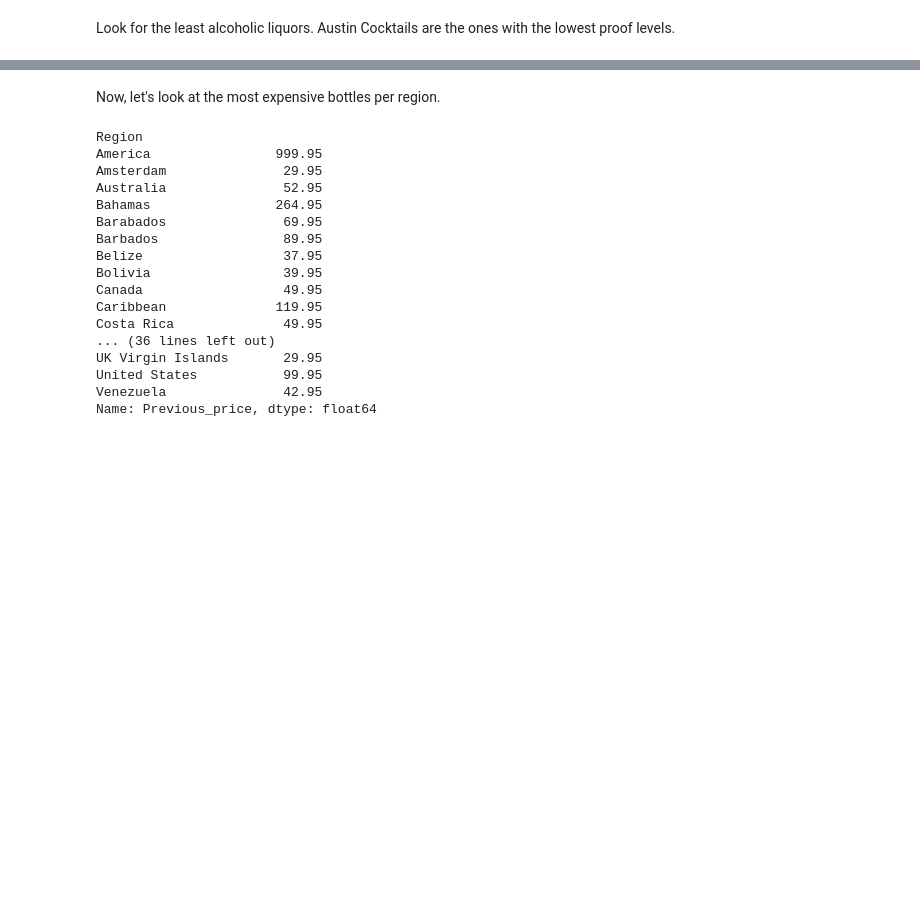
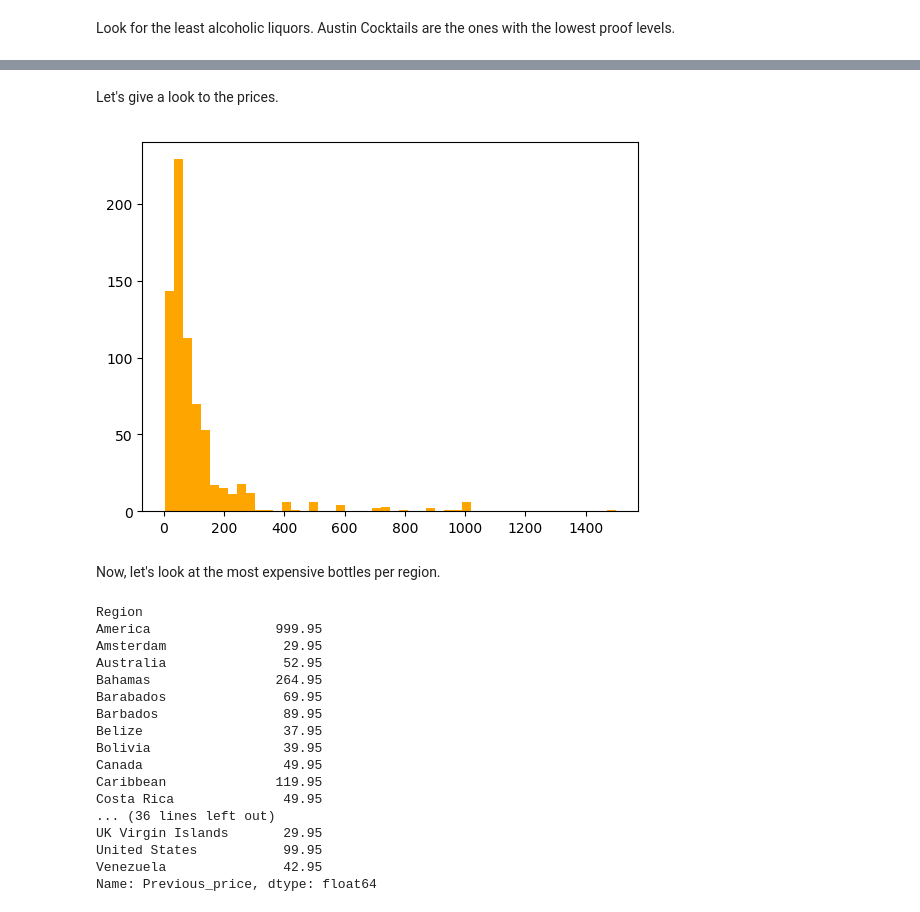
Before and after one commit to Mirkoforgi/Data-Processing-in-Python_project, a Jupyter notebook: Project.ipynb, the cells around one changed output, grey strips where cells are left out. Cells and saved outputs as stored; diff of their text form; code cells hidden in the pictures; blank space fills up the shorter version.

```diff
--- a/Project.ipynb
+++ b/Project.ipynb
@@ -412,6 +430,13 @@ clean_data[clean_data.Proof == 30]
 | 611 | In stock | Austin Cocktails | Austin Cocktails Peppered Maple B... | 30.0 | America | Whiskey | 3.5 lbs | 18.95 | 18.95 | ... |
 | 612 | In stock | Austin Cocktails | Austin Cocktails New School Gin Mule | 30.0 | America | Gin | 3.5 lbs | 18.95 | 18.95 | ... |
 | 742 | In stock | Blue Chair Bay | Blue Chair Bay Key Lime Cream Rum | 30.0 | Caribbean | Rum | 3.5 lbs | 16.95 | 16.95 | ... |
+# %% [markdown]
+Let's give a look to the prices.
+# %%
+plt.hist(clean_data['Previous_price'], bins = 50,color="Orange")
+plt.show()
+# %% [output]
+[figure, added]
 # %% [markdown]
 Now, let's look at the most expensive bottles per region.
 # %%
```
Also changed, not shown: parts of 10 cells of this notebook.
